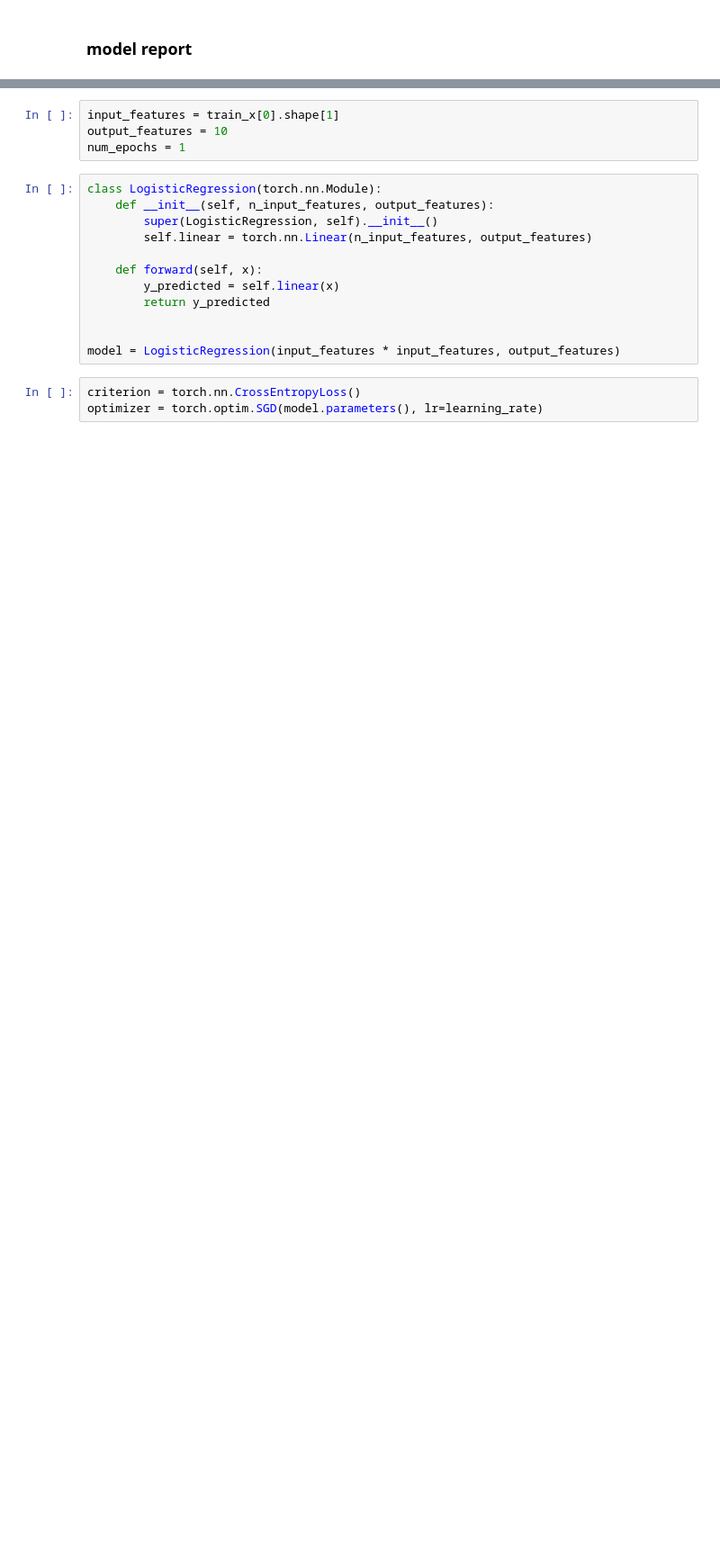
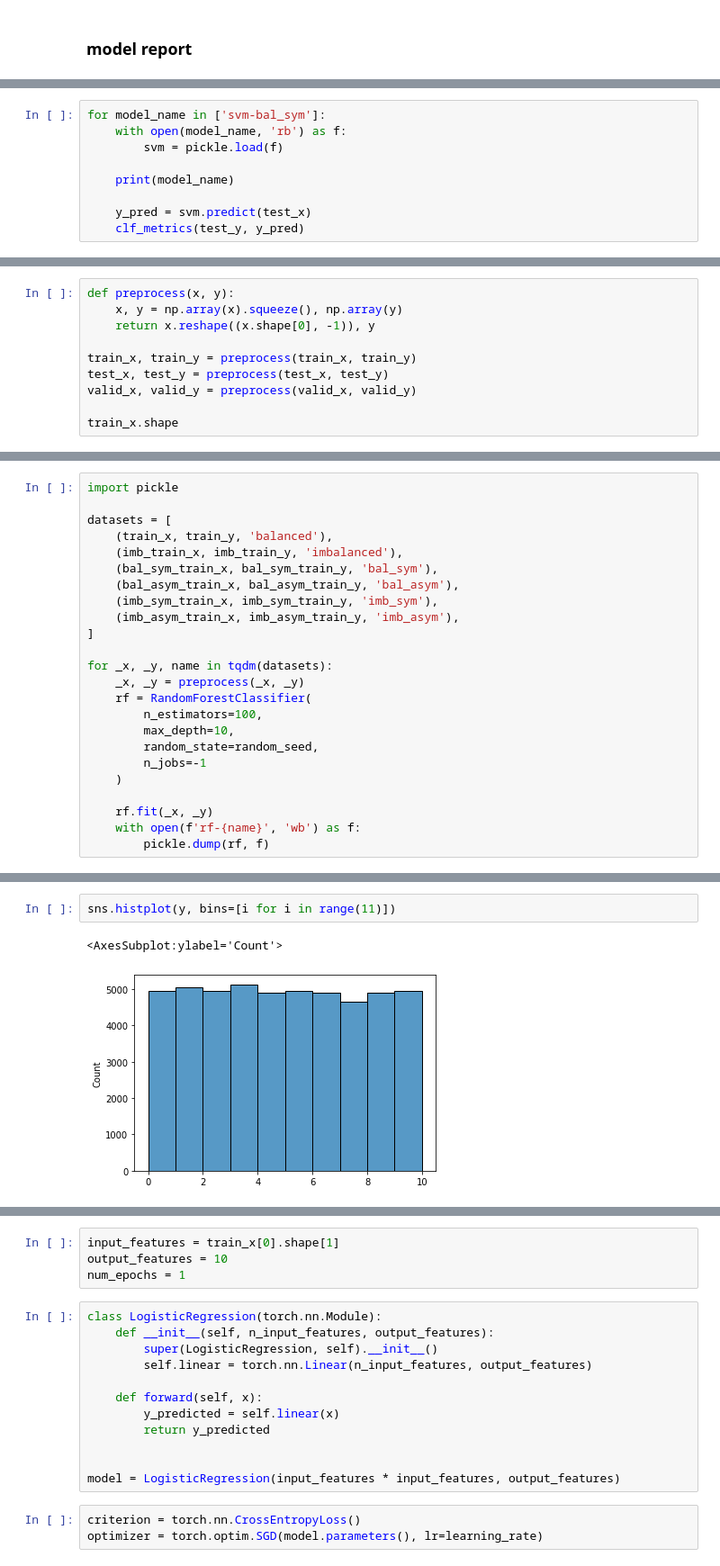
Before and after one commit to navidmdn/cse555-final-project, a Jupyter notebook: main.ipynb, the cells around one changed output, grey strips where cells are left out. Shown at 90% size. Drawn from its saved outputs; the diff is of its cells as text; blank space fills up the shorter version.

```diff
--- a/main.ipynb
+++ b/main.ipynb
@@ -334,0 +851,9 @@ clf_metrics(test_y, y_pred)
+# %%
+for model_name in ['svm-bal_sym']:
+    with open(model_name, 'rb') as f:
+        svm = pickle.load(f)
+
+    print(model_name)
+
+    y_pred = svm.predict(test_x)
+    clf_metrics(test_y, y_pred)
@@ -334,0 +882,10 @@ clf_metrics(test_y, y_pred)
+# %%
+def preprocess(x, y):
+    x, y = np.array(x).squeeze(), np.array(y)
+    return x.reshape((x.shape[0], -1)), y
+
+train_x, train_y = preprocess(train_x, train_y)
+test_x, test_y = preprocess(test_x, test_y)
+valid_x, valid_y = preprocess(valid_x, valid_y)
+
+train_x.shape
@@ -334,0 +896,24 @@ clf_metrics(test_y, y_pred)
+# %%
+import pickle
+
+datasets = [
+    (train_x, train_y, 'balanced'),
+    (imb_train_x, imb_train_y, 'imbalanced'),
+    (bal_sym_train_x, bal_sym_train_y, 'bal_sym'),
+    (bal_asym_train_x, bal_asym_train_y, 'bal_asym'),
+    (imb_sym_train_x, imb_sym_train_y, 'imb_sym'),
+    (imb_asym_train_x, imb_asym_train_y, 'imb_asym'),
+]
+
+for _x, _y, name in tqdm(datasets):
+    _x, _y = preprocess(_x, _y)
+    rf = RandomForestClassifier(
+        n_estimators=100,
+        max_depth=10,
+        random_state=random_seed,
+        n_jobs=-1
+    )
+
+    rf.fit(_x, _y)
+    with open(f'rf-{name}', 'wb') as f:
+        pickle.dump(rf, f)
@@ -334,0 +1001,5 @@ clf_metrics(test_y, y_pred)
+# %%
+sns.histplot(y, bins=[i for i in range(11)])
+# %% [output]
+<AxesSubplot:ylabel='Count'>
+[figure, added]
```
Also changed, not shown: parts of 90 cells of this notebook.
